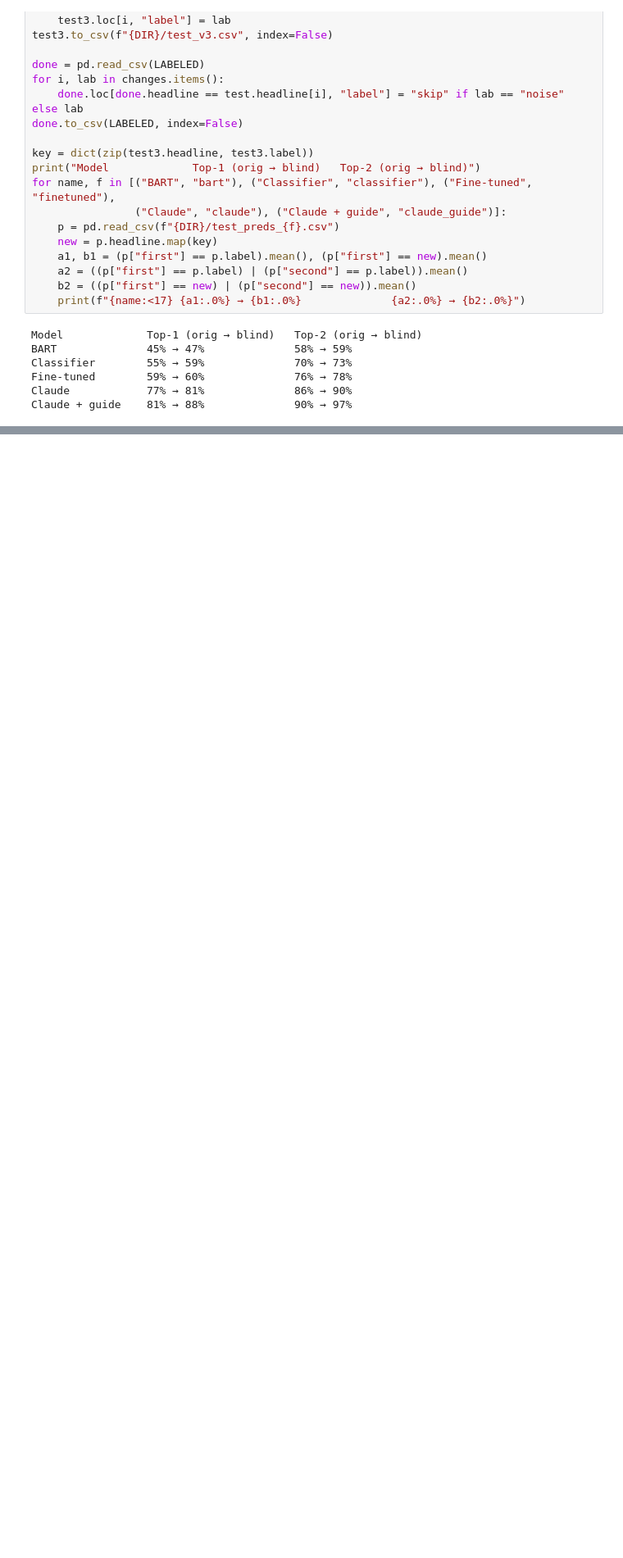
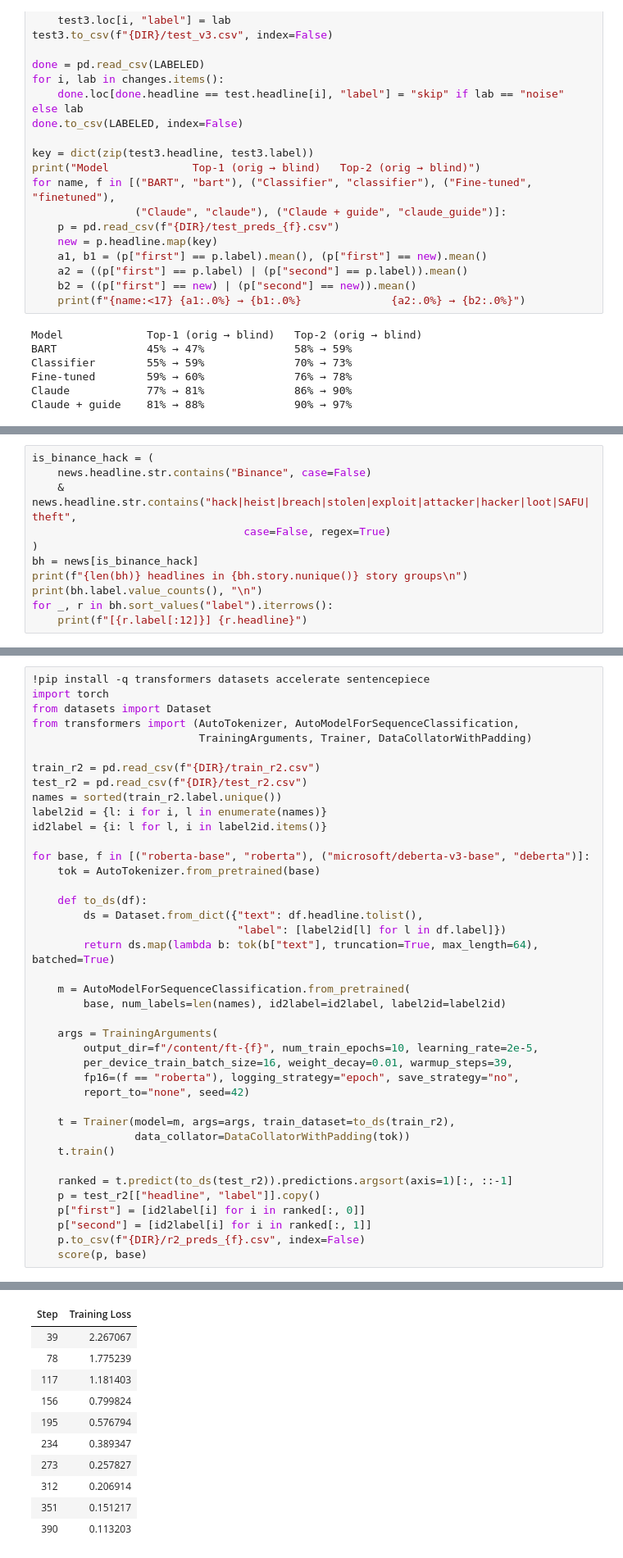
Before and after one commit to andresmqz/crypto-news-classifier, a Jupyter notebook: crypto_experiments.ipynb, the cells around one changed output, grey strips where cells are left out. Shown at 82% size. Saved outputs shown, nothing was run; the diff lists cells and outputs as text; blank space fills up the shorter version.

```diff
--- a/crypto_experiments.ipynb
+++ b/crypto_experiments.ipynb
@@ -992,0 +995,11 @@ Claude + guide    81% → 88%              90% → 97%
+# %%
+is_binance_hack = (
+    news.headline.str.contains("Binance", case=False)
+    & news.headline.str.contains("hack|heist|breach|stolen|exploit|attacker|hacker|loot|SAFU|theft",
+                                 case=False, regex=True)
+)
+bh = news[is_binance_hack]
+print(f"{len(bh)} headlines in {bh.story.nunique()} story groups\n")
+print(bh.label.value_counts(), "\n")
+for _, r in bh.sort_values("label").iterrows():
+    print(f"[{r.label[:12]}] {r.headline}")
@@ -992,0 +1258,41 @@ Claude + guide    81% → 88%              90% → 97%
+# %%
+!pip install -q transformers datasets accelerate sentencepiece
+import torch
+from datasets import Dataset
+from transformers import (AutoTokenizer, AutoModelForSequenceClassification,
+                          TrainingArguments, Trainer, DataCollatorWithPadding)
+
+train_r2 = pd.read_csv(f"{DIR}/train_r2.csv")
+test_r2 = pd.read_csv(f"{DIR}/test_r2.csv")
+names = sorted(train_r2.label.unique())
+label2id = {l: i for i, l in enumerate(names)}
+id2label = {i: l for l, i in label2id.items()}
+
+for base, f in [("roberta-base", "roberta"), ("microsoft/deberta-v3-base", "deberta")]:
+    tok = AutoTokenizer.from_pretrained(base)
+
+    def to_ds(df):
+        ds = Dataset.from_dict({"text": df.headline.tolist(),
+                                "label": [label2id[l] for l in df.label]})
+        return ds.map(lambda b: tok(b["text"], truncation=True, max_length=64), batched=True)
+
+    m = AutoModelForSequenceClassification.from_pretrained(
+        base, num_labels=len(names), id2label=id2label, label2id=label2id)
+
+    args = TrainingArguments(
+        output_dir=f"/content/ft-{f}", num_train_epochs=10, learning_rate=2e-5,
+        per_device_train_batch_size=16, weight_decay=0.01, warmup_steps=39,
+        fp16=(f == "roberta"), logging_strategy="epoch", save_strategy="no",
+        report_to="none", seed=42)
+
+    t = Trainer(model=m, args=args, train_dataset=to_ds(train_r2),
+                data_collator=DataCollatorWithPadding(tok))
+    t.train()
+
+    ranked = t.predict(to_ds(test_r2)).predictions.argsort(axis=1)[:, ::-1]
+    p = test_r2[["headline", "label"]].copy()
+    p["first"] = [id2label[i] for i in ranked[:, 0]]
+    p["second"] = [id2label[i] for i in ranked[:, 1]]
+    p.to_csv(f"{DIR}/r2_preds_{f}.csv", index=False)
+    score(p, base)
+# %% [output]
@@ -992,0 +1317,11 @@ Claude + guide    81% → 88%              90% → 97%
+| Step | Training Loss |
+| 39 | 2.267067 |
+| 78 | 1.775239 |
+| 117 | 1.181403 |
+| 156 | 0.799824 |
+| 195 | 0.576794 |
+| 234 | 0.389347 |
+| 273 | 0.257827 |
+| 312 | 0.206914 |
+| 351 | 0.151217 |
+| 390 | 0.113203 |
```
Also changed, not shown: parts of 17 cells of this notebook.
